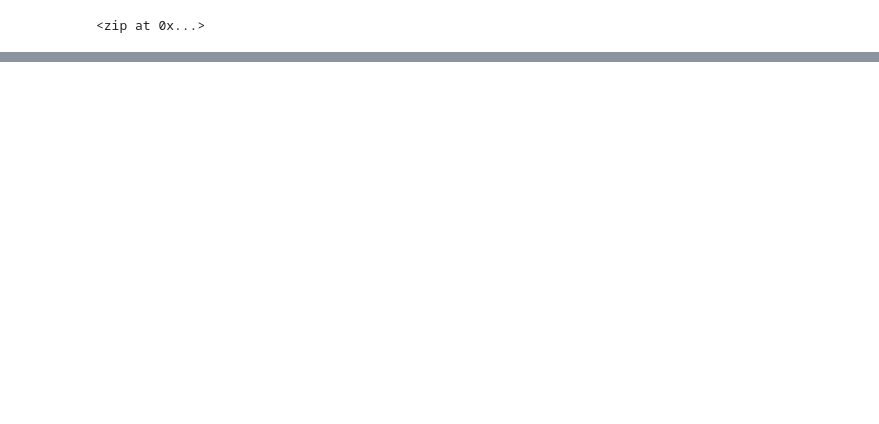
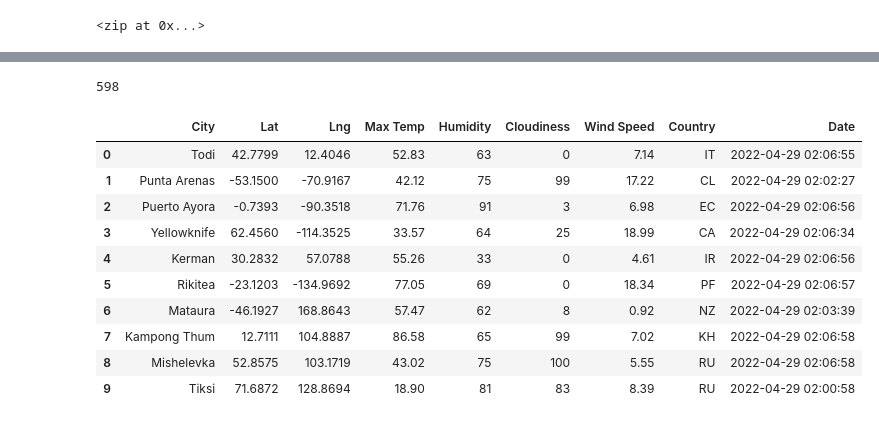
Before and after one commit to RebelKell/world_weather_analysis, a Jupyter notebook: WeatherPy.ipynb, the cells around one changed output, grey strips where cells are left out. Cells and saved outputs as stored; diff of their text form; code cells hidden in the pictures; blank space fills up the shorter version.

```diff
--- a/WeatherPy.ipynb
+++ b/WeatherPy.ipynb
@@ -33,0 +44,4 @@ len(cities)
+# %%
+# Starting URL for Weather Map API Call.
+url = "http://api.openweathermap.org/data/2.5/weather?units=Imperial&APPID=" + weather_api_key
+print(url)
@@ -33,0 +50,4 @@ len(cities)
+# %%
+# Create an endpoint URL for a city.
+city_url = url + "&q=" + "Boston"
+print(city_url)
@@ -33,0 +136,20 @@ len(cities)
+# %%
+len(city_data)
+# %% [output]
+598
+# %%
+# Convert the array of dictionaries to a Pandas DataFrame.
+city_data_df = pd.DataFrame(city_data)
+city_data_df.head(10)
+# %% [output]
+|  | City | Lat | Lng | Max Temp | Humidity | Cloudiness | Wind Speed | Country | Date |
+| 0 | Todi | 42.7799 | 12.4046 | 52.83 | 63 | 0 | 7.14 | IT | 2022-04-29 02:06:55 |
+| 1 | Punta Arenas | -53.1500 | -70.9167 | 42.12 | 75 | 99 | 17.22 | CL | 2022-04-29 02:02:27 |
+| 2 | Puerto Ayora | -0.7393 | -90.3518 | 71.76 | 91 | 3 | 6.98 | EC | 2022-04-29 02:06:56 |
+| 3 | Yellowknife | 62.4560 | -114.3525 | 33.57 | 64 | 25 | 18.99 | CA | 2022-04-29 02:06:34 |
+| 4 | Kerman | 30.2832 | 57.0788 | 55.26 | 33 | 0 | 4.61 | IR | 2022-04-29 02:06:56 |
+| 5 | Rikitea | -23.1203 | -134.9692 | 77.05 | 69 | 0 | 18.34 | PF | 2022-04-29 02:06:57 |
+| 6 | Mataura | -46.1927 | 168.8643 | 57.47 | 62 | 8 | 0.92 | NZ | 2022-04-29 02:03:39 |
+| 7 | Kampong Thum | 12.7111 | 104.8887 | 86.58 | 65 | 99 | 7.02 | KH | 2022-04-29 02:06:58 |
+| 8 | Mishelevka | 52.8575 | 103.1719 | 43.02 | 75 | 100 | 5.55 | RU | 2022-04-29 02:06:58 |
+| 9 | Tiksi | 71.6872 | 128.8694 | 18.90 | 81 | 83 | 8.39 | RU | 2022-04-29 02:00:58 |
```
Also changed, not shown: parts of 8 cells of this notebook, 36 other files.
